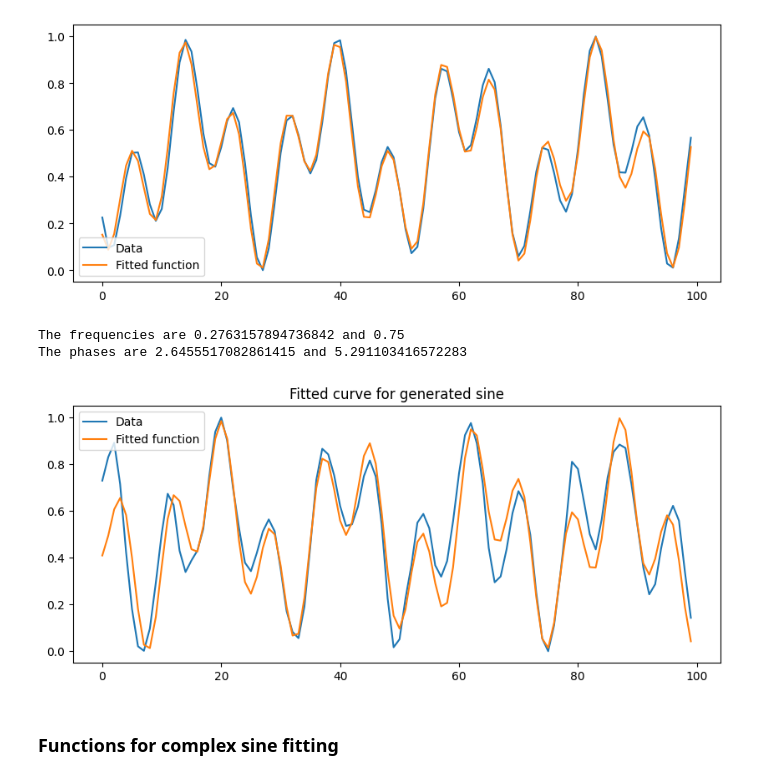
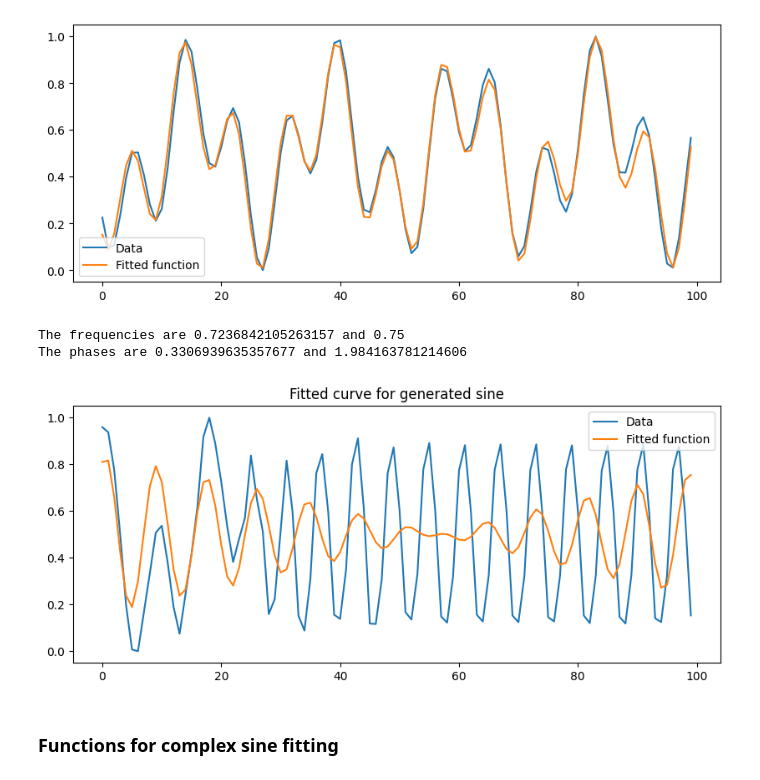
Before and after one commit to fredrikSveen/MSc_time_series_GAN, a Jupyter notebook: curve_fitting_complex.ipynb, the cells around one changed output. Saved outputs shown, nothing was run; the diff lists cells and outputs as text; code cells hidden in the pictures.

Commit message:
Checking the 100k timegan

```diff
--- a/curve_fitting_complex.ipynb
+++ b/curve_fitting_complex.ipynb
@@ -80,7 +80,7 @@ The phases are 3.6376335988934447 and 4.29902152596498
 [figure]
 # %%
 import os
-with open(os.path.join('synthetic_complex_sines', 'timegan', 'comp_syn_sine_50000_6_100_120524_08h13.json'), 'r') as file:
+with open(os.path.join('synthetic_complex_sines', 'timegan', 'comp_syn_sine_100000_6_100_140524_12h06.json'), 'r') as file:
     y = json.load(file)
 
 scaler = MinMaxScaler()
@@ -97,36 +97,36 @@ params.add('freq1', min=0.25, max=0.75)
 params.add('freq2', min=0.25, max=0.75)
 # Phase is initially bounded between 0 and 0.1
 params.add('phase1', min=0, max=2*np.pi)
 params.add('phase2', min=0, max=2*np.pi)
 
 # Calling the minimize function. Args contains the x and y data.
 fitted_params = minimize(sine_fitting_lmfit, params, args=(x_data,y), method='brute')
 
 # Getting the fitted values
 freq1 = fitted_params.params['freq1'].value
 freq2 = fitted_params.params['freq2'].value
 phase1 = fitted_params.params['phase1'].value
 phase2 = fitted_params.params['phase2'].value
 
 # Printing the fitted values
 print(f'The frequencies are {freq1} and {freq2}')
 print(f'The phases are {phase1} and {phase2}')
 
 # Pretty printing all the statistical data
 # print(fit_report(fitted_params))
 
 plt.figure(figsize=(10, 4))
 plt.plot(x_data, y, label='Data')
 plt.plot(x_data, sine_func(x_data, freq1, phase1, freq2, phase2),
          label='Fitted function')
 
 plt.legend(loc='best')
 plt.title('Fitted curve for generated sine')
 plt.show()
 # %% [output]
-The frequencies are 0.2763157894736842 and 0.75
-The phases are 2.6455517082861415 and 5.291103416572283
+The frequencies are 0.7236842105263157 and 0.75
+The phases are 0.3306939635357677 and 1.984163781214606
-[figure, old version]
+[figure, new version]
 # %% [markdown]
 ### Functions for complex sine fitting
 # %%
```
Also changed, not shown: parts of 3 cells of this notebook.
